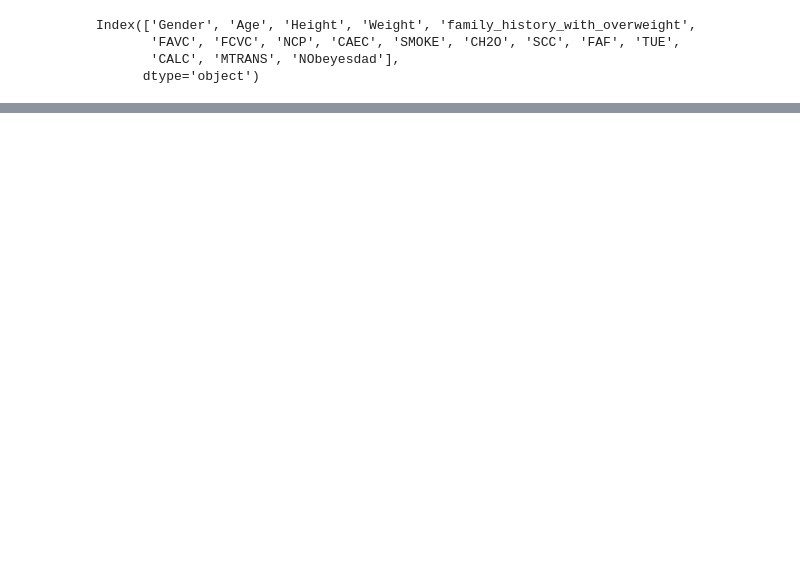
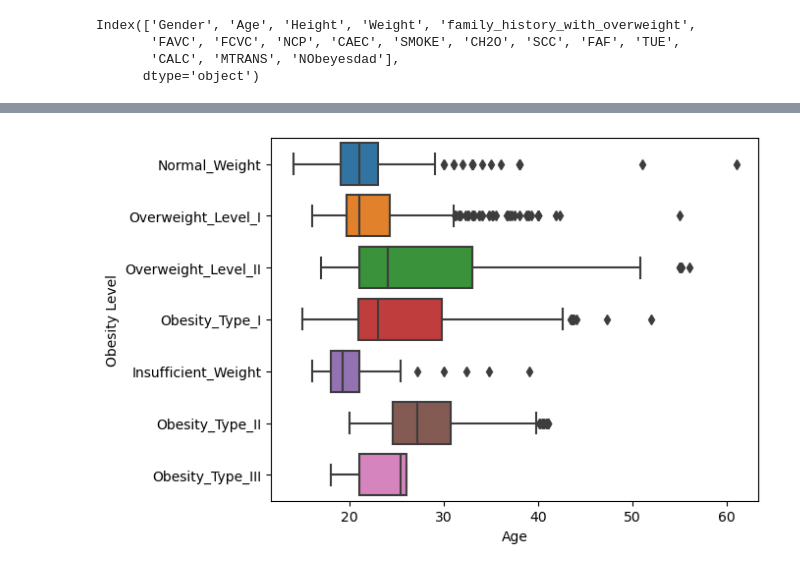
Before and after one commit to seema469/Team3Project_AAI_500, a Jupyter notebook: Final-Project-Report-Team-Number-3.ipynb, the cells around one changed output, grey strips where cells are left out. Cells and saved outputs as stored; diff of their text form; code cells hidden in the pictures; blank space fills up the shorter version.

Commit message:
Added graphs to Loops branch

```diff
--- a/Final-Project-Report-Team-Number-3.ipynb
+++ b/Final-Project-Report-Team-Number-3.ipynb
@@ -28,3 +29,9 @@ obesity_df.tail()
 | 2108 | Female | 23.0 | 1.75 | 133.7 | yes | yes | 3.0 | 3.0 | Sometimes | no | ... |
 | 2109 | Female | 24.0 | 1.74 | 133.3 | yes | yes | 3.0 | 3.0 | Sometimes | no | ... |
 | 2110 | Female | 24.0 | 1.74 | 133.5 | yes | yes | 3.0 | 3.0 | Sometimes | no | ... |
+# %%
+sns.boxplot(x='Age', y='NObeyesdad', data=obesity_df, orient='h')
+plt.ylabel('Obesity Level')
+plt.show()
+# %% [output]
+[figure, added]
```
Also changed, not shown: parts of 9 cells of this notebook.
